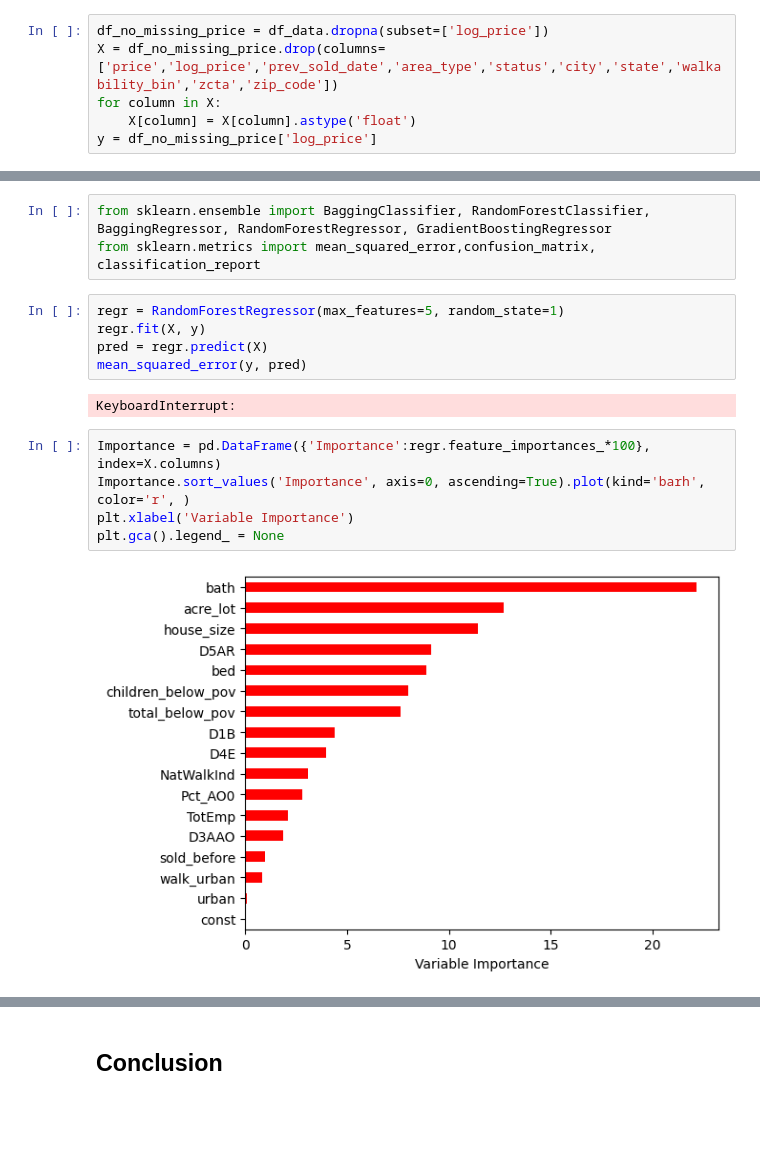
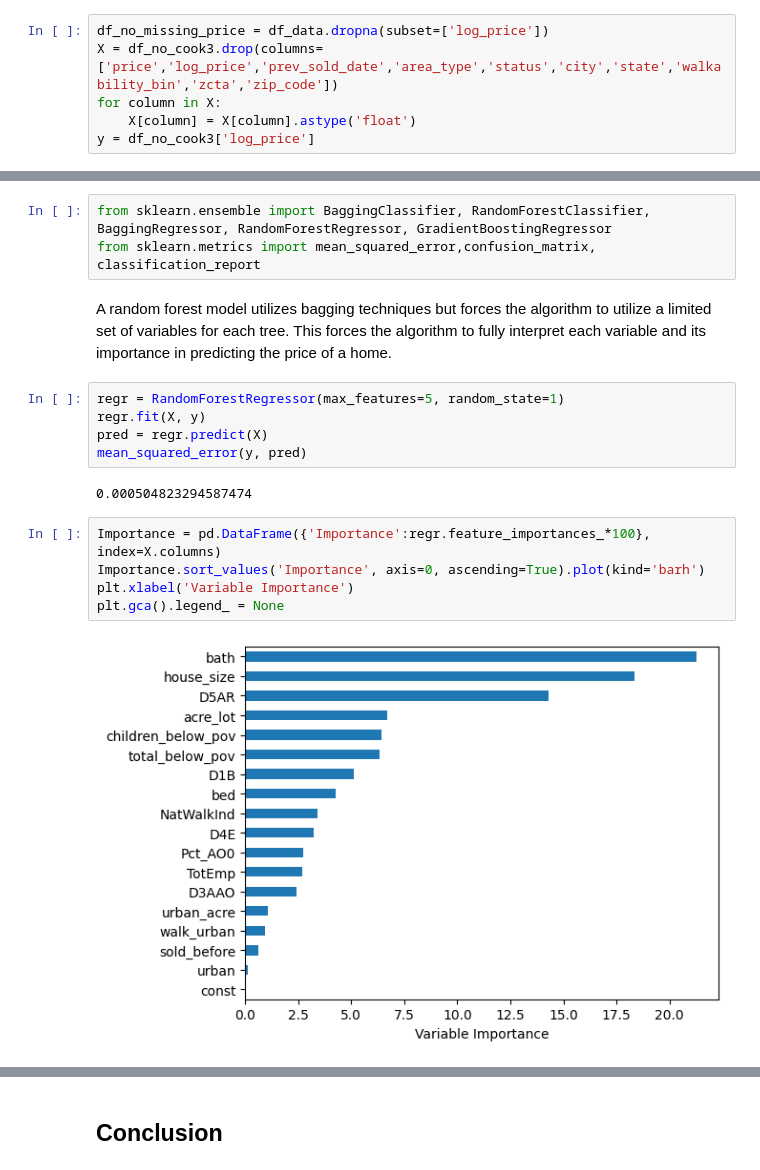
Before and after one commit to ECO225-W2024/project-one-code-S-O-Ahn, a Jupyter notebook: Project 1.ipynb, the cells around one changed output, grey strips where cells are left out. Cells and saved outputs as stored; diff of their text form; blank space fills up the shorter version.

```diff
--- a/Project 1.ipynb
+++ b/Project 1.ipynb
@@ -1001,8 +1209,8 @@ from sklearn import tree
 from sklearn import metrics
 # %%
 df_no_missing_price = df_data.dropna(subset=['log_price'])
-X = df_no_missing_price.drop(columns=['price','log_price','prev_sold_date','area_type','status','city','state','walkability_bin','zcta','zip_code'])
+X = df_no_cook3.drop(columns=['price','log_price','prev_sold_date','area_type','status','city','state','walkability_bin','zcta','zip_code'])
 for column in X:
     X[column] = X[column].astype('float')
-y = df_no_missing_price['log_price']
+y = df_no_cook3['log_price']
 # %%
@@ -1023,17 +1235,20 @@ tree1_fig = tree.plot_tree(tree_1, feature_names=X.columns, filled=True)
 # %%
 from sklearn.ensemble import BaggingClassifier, RandomForestClassifier, BaggingRegressor, RandomForestRegressor, GradientBoostingRegressor
 from sklearn.metrics import mean_squared_error,confusion_matrix, classification_report
+# %% [markdown]
+
+A random forest model utilizes bagging techniques but forces the algorithm to utilize a limited set of variables for each tree. This forces the algorithm to fully interpret each variable and its importance in predicting the price of a home.
 # %%
 regr = RandomForestRegressor(max_features=5, random_state=1)
 regr.fit(X, y)
 pred = regr.predict(X)
 mean_squared_error(y, pred)
 # %% [output]
-KeyboardInterrupt:
+0.000504823294587474
 # %%
 Importance = pd.DataFrame({'Importance':regr.feature_importances_*100}, index=X.columns)
-Importance.sort_values('Importance', axis=0, ascending=True).plot(kind='barh', color='r', )
+Importance.sort_values('Importance', axis=0, ascending=True).plot(kind='barh')
 plt.xlabel('Variable Importance')
 plt.gca().legend_ = None
 # %% [output]
-[figure, old version]
+[figure, new version]
```
Also changed, not shown: parts of 19 cells of this notebook.
